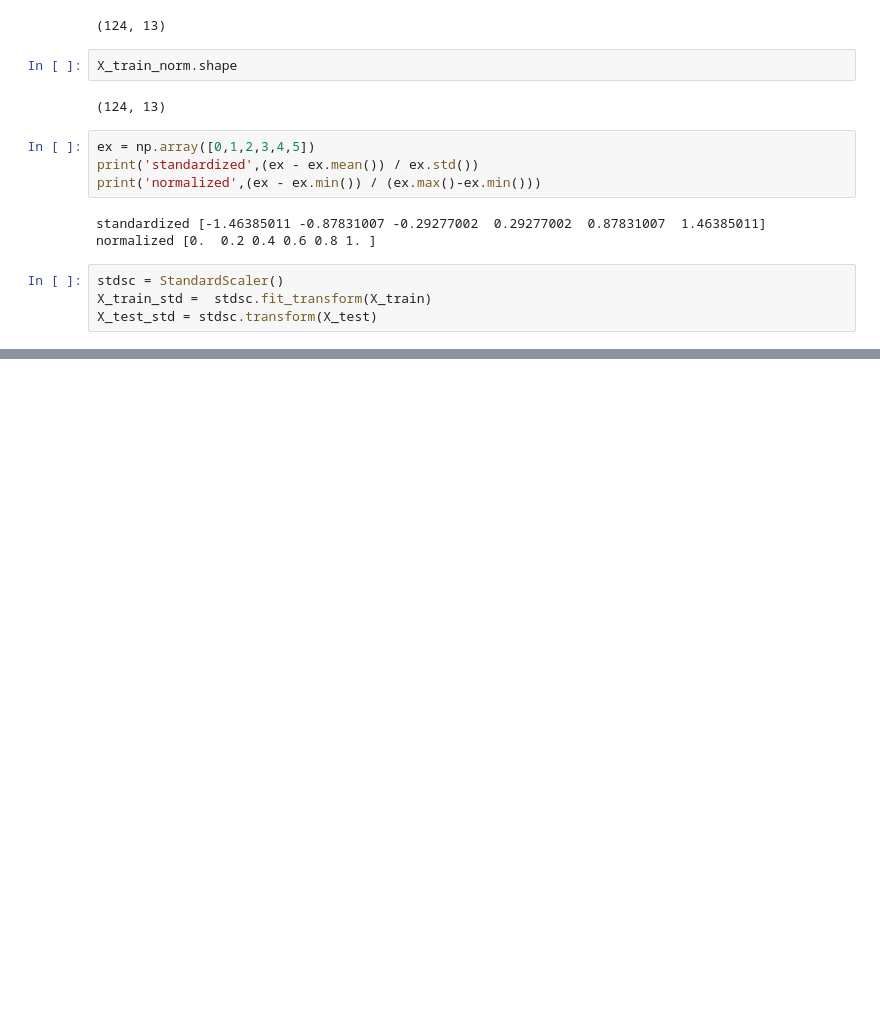
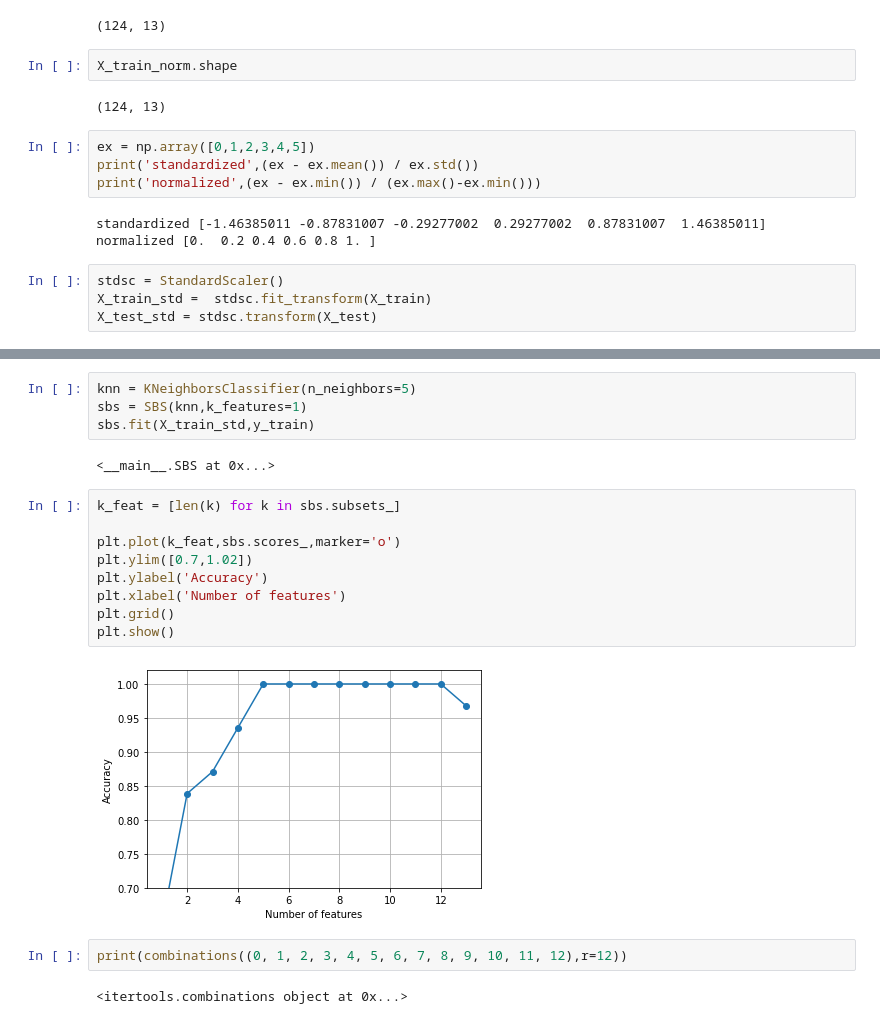
Before and after one commit to mitsyprada/ML-book-exercises, a Jupyter notebook: Building good training sets.ipynb, the cells around one changed output, grey strips where cells are left out. Cells and saved outputs as stored; diff of their text form; blank space fills up the shorter version.

```diff
--- a/Building good training sets.ipynb
+++ b/Building good training sets.ipynb
@@ -290,0 +389,21 @@ array([[ 1.24572682,  0.18046596,  0.74482652, -1.16241038,  0.        ,
+# %%
+knn = KNeighborsClassifier(n_neighbors=5)
+sbs = SBS(knn,k_features=1)
+sbs.fit(X_train_std,y_train)
+# %% [output]
+<__main__.SBS at 0x...>
+# %%
+k_feat = [len(k) for k in sbs.subsets_]
+
+plt.plot(k_feat,sbs.scores_,marker='o')
+plt.ylim([0.7,1.02])
+plt.ylabel('Accuracy')
+plt.xlabel('Number of features')
+plt.grid()
+plt.show()
+# %% [output]
+[figure, added]
+# %%
+print(combinations((0, 1, 2, 3, 4, 5, 6, 7, 8, 9, 10, 11, 12),r=12))
+# %% [output]
+<itertools.combinations object at 0x...>
```
Also changed, not shown: parts of 20 cells of this notebook.
